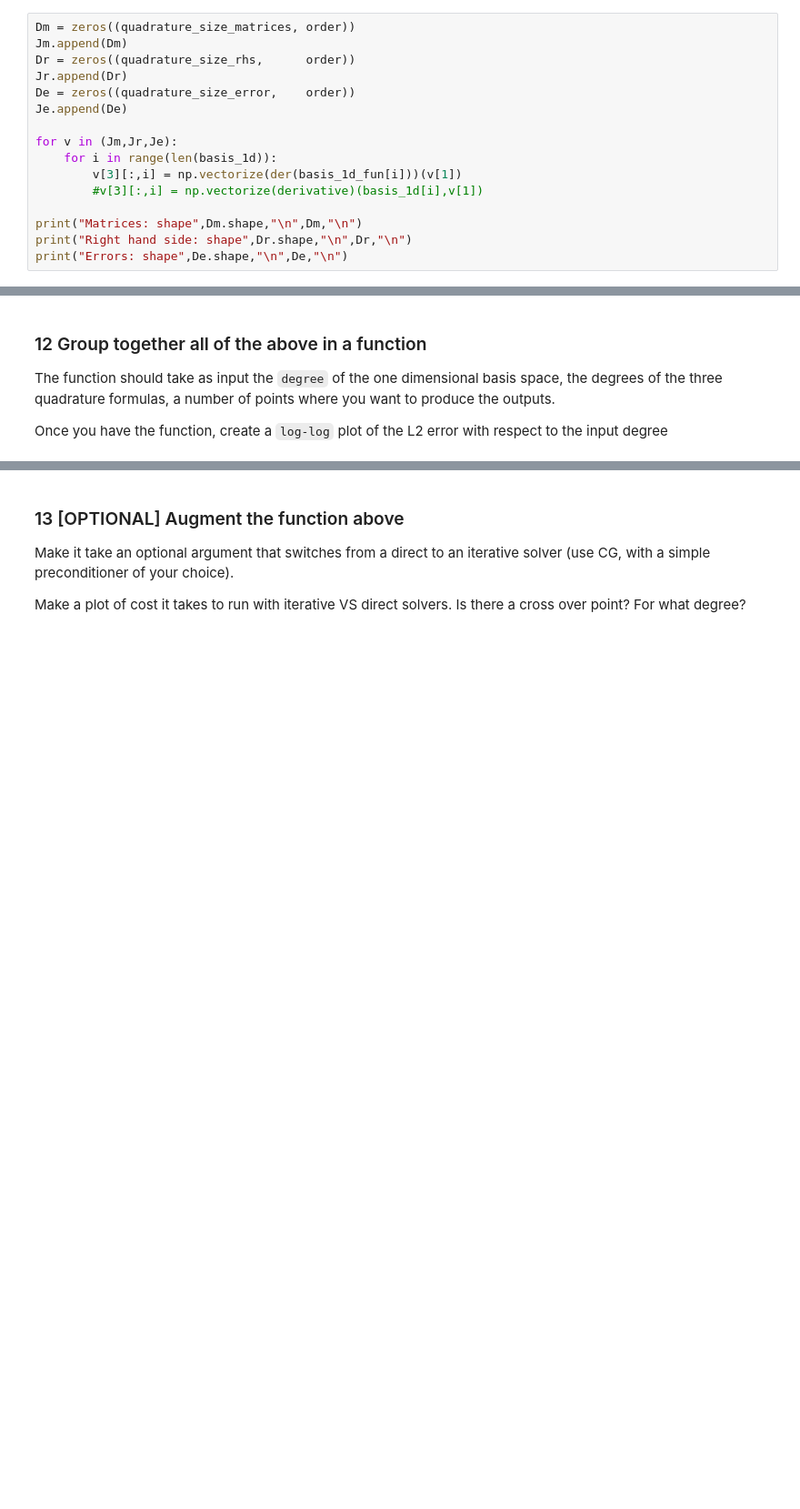
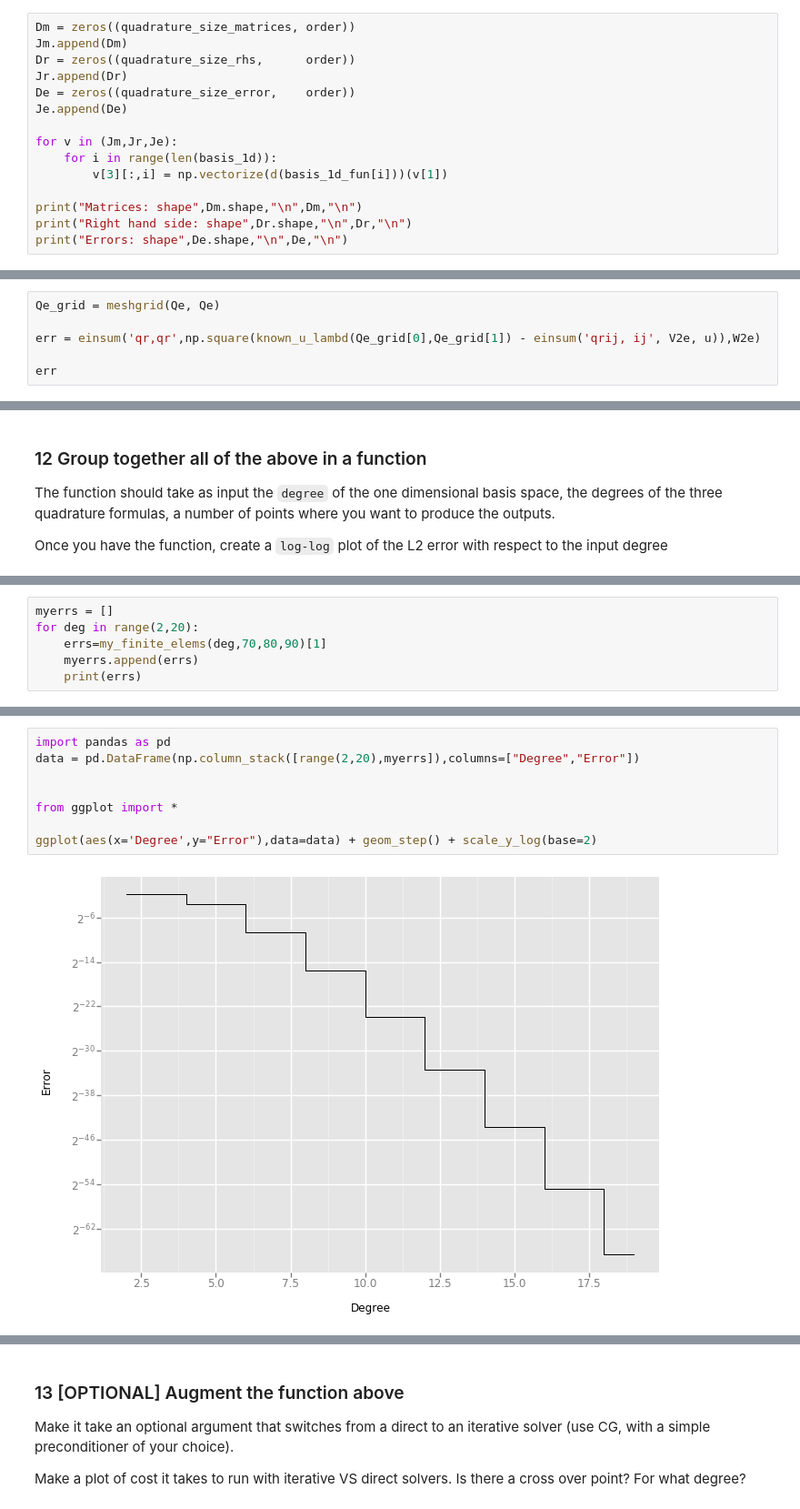
Before and after one commit to marcozullich/P1.4_seed, a Jupyter notebook: FinalProject.ipynb, the cells around one changed output, grey strips where cells are left out. Shown at 91% size. Drawn from its saved outputs; the diff is of its cells as text; blank space fills up the shorter version.

```diff
--- a/FinalProject.ipynb
+++ b/FinalProject.ipynb
@@ -198,8 +186,7 @@ Je.append(De)
 
 for v in (Jm,Jr,Je):
     for i in range(len(basis_1d)):
-        v[3][:,i] = np.vectorize(der(basis_1d_fun[i]))(v[1])
-        #v[3][:,i] = np.vectorize(derivative)(basis_1d[i],v[1])
+        v[3][:,i] = np.vectorize(d(basis_1d_fun[i]))(v[1])
 
 print("Matrices: shape",Dm.shape,"\n",Dm,"\n")
 print("Right hand side: shape",Dr.shape,"\n",Dr,"\n")
@@ -421,3 +435,9 @@ $$
 $$
 
 use the quadrature formula and the matrix you constructed above to compute the approximate solutions at the quadrature points.
+# %%
+Qe_grid = meshgrid(Qe, Qe)
+
+err = einsum('qr,qr',np.square(known_u_lambd(Qe_grid[0],Qe_grid[1]) - einsum('qrij, ij', V2e, u)),W2e)
+
+err
@@ -429,0 +570,6 @@ Once you have the function, create a `log-log` plot of the L2 error with respect
+# %%
+myerrs = []
+for deg in range(2,20):
+    errs=my_finite_elems(deg,70,80,90)[1]
+    myerrs.append(errs)
+    print(errs)
@@ -429,0 +595,10 @@ Once you have the function, create a `log-log` plot of the L2 error with respect
+# %%
+import pandas as pd
+data = pd.DataFrame(np.column_stack([range(2,20),myerrs]),columns=["Degree","Error"])
+
+
+from ggplot import *
+
+ggplot(aes(x='Degree',y="Error"),data=data) + geom_step() + scale_y_log(base=2)
+# %% [output]
+[figure, added]
```
Also changed, not shown: parts of 23 cells of this notebook.
